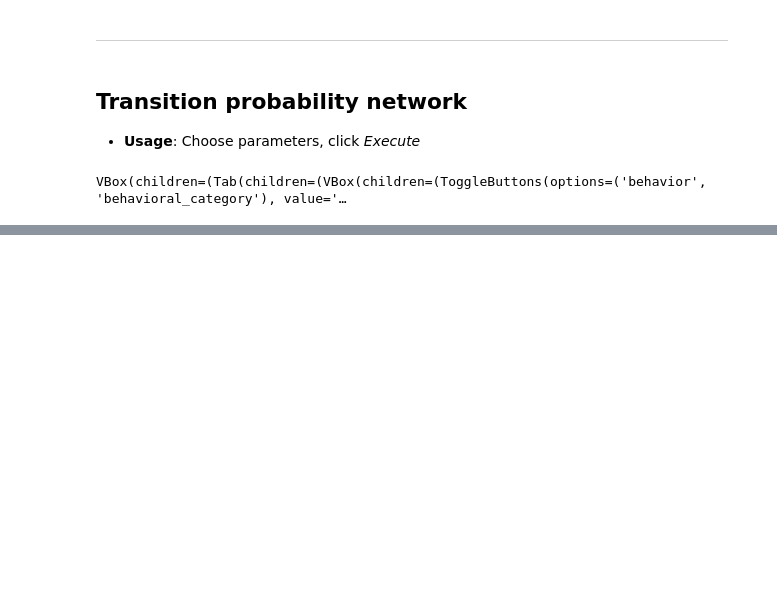
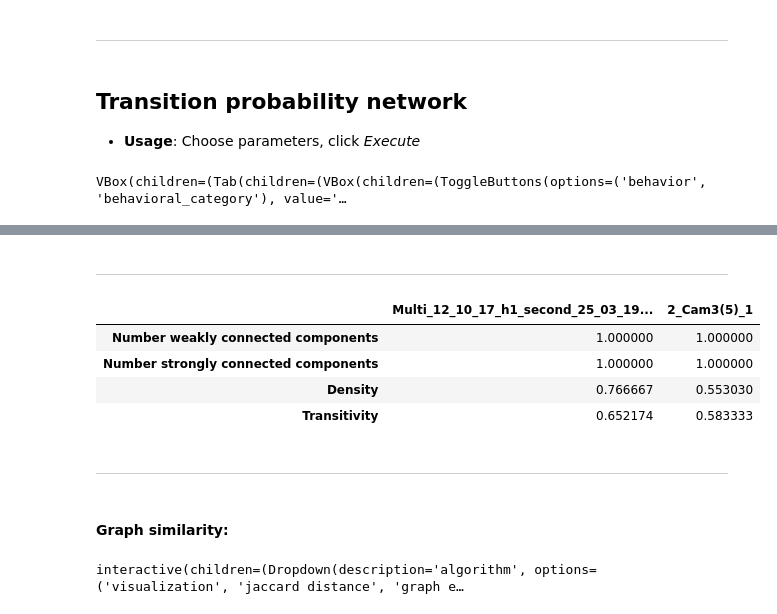
Before and after one commit to nicolkraus/AnalyzeBehavior, a Jupyter notebook: analyse_behavior.ipynb, the cells around one changed output, grey strips where cells are left out. Drawn from its saved outputs; the diff is of its cells as text; code cells hidden in the pictures; blank space fills up the shorter version.

Commit message:
graph similarity: graph edit distance, metrics: strongly/weakly connected components

```diff
--- a/analyse_behavior.ipynb
+++ b/analyse_behavior.ipynb
@@ -1237,7 +1288,17 @@ FileUpload(value={}, description='Network-1', multiple=True)
 FileUpload(value={}, description='Network-2', multiple=True)
 [interactive output not drawn]
 # %%
-#compare_networks(G1,G2)
+compare_networks(G1,G2)
+# %% [output]
+---
+|  | Multi_12_10_17_h1_second_25_03_19... | 2_Cam3(5)_1 |
+| Number weakly connected components | 1.000000 | 1.000000 |
+| Number strongly connected components | 1.000000 | 1.000000 |
+| Density | 0.766667 | 0.553030 |
+| Transitivity | 0.652174 | 0.583333 |
+---
+#### Graph similarity:
+interactive(children=(Dropdown(description='algorithm', options=('visualization', 'jaccard distance', 'graph e…
 # %%
 # uploader for the trajectories and corresponding functions
 
```
Also changed, not shown: parts of 4 cells of this notebook, 6 other files.
